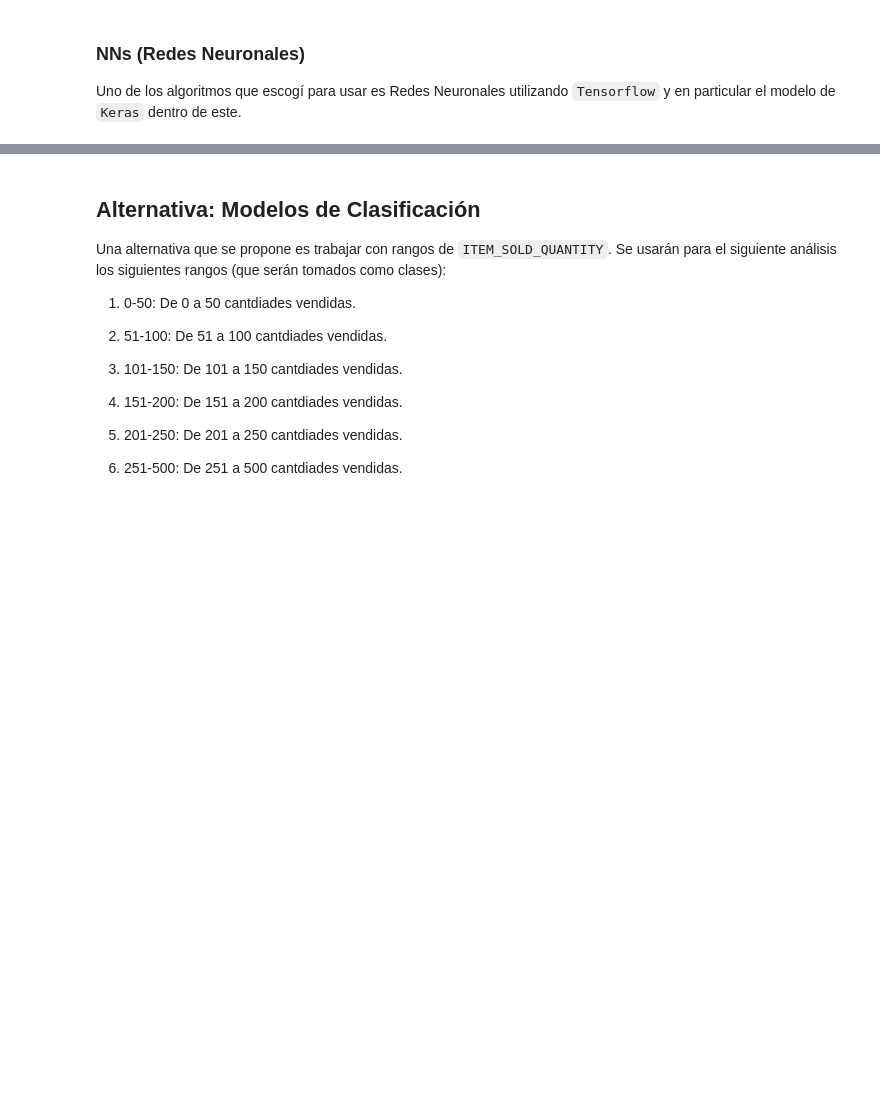
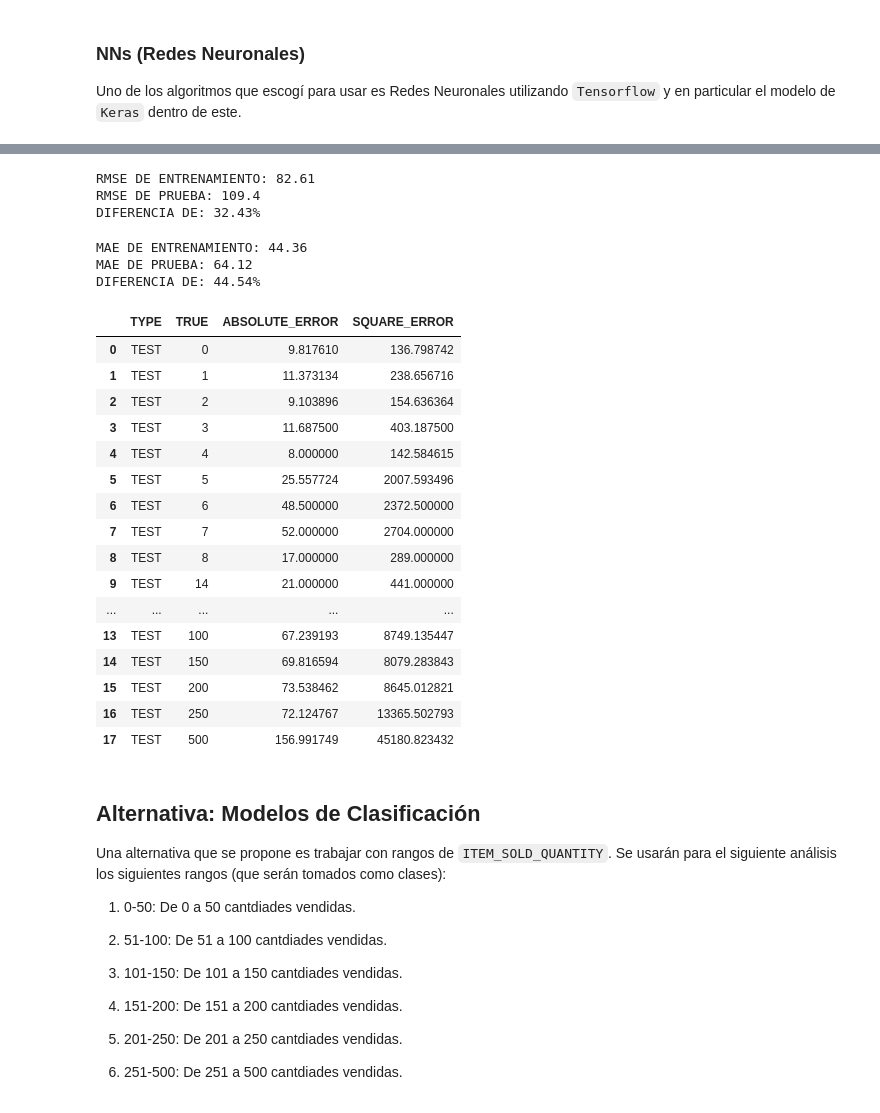
Before and after one commit to juanse1608/MeliMLChallenge, a Jupyter notebook: Notebooks/SoldQuantityPrediction.ipynb, the cells around one changed output, grey strips where cells are left out. Saved outputs shown, nothing was run; the diff lists cells and outputs as text; code cells hidden in the pictures; blank space fills up the shorter version.

```diff
--- a/Notebooks/SoldQuantityPrediction.ipynb
+++ b/Notebooks/SoldQuantityPrediction.ipynb
@@ -572,0 +790,5 @@ Name: ABSOLUTE_ERROR, dtype: float64
+# %%
+# Se generan las predicciones para el entrenamiento y prueba y se evaluan dos metricas: RMSE y MAE
+rf_stack_best_model = grid_search_cv.best_estimator_
+test_predictions = rf_stack_best_model.predict(X_test_stack)
+train_predictions = rf_stack_best_model.predict(X_train_stack)
@@ -573,3 +819,62 @@ Name: ABSOLUTE_ERROR, dtype: float64
+# %%
+values = sorted(Y_train.unique())
+test_predictions = [find_nearest(values, p)for p in test_predictions]
+train_predictions = [find_nearest(values, p)for p in train_predictions]
+# %%
+# Comparacion RSME train y test
+rmse_train = np.sqrt(mean_squared_error(y_pred=train_predictions, y_true=Y_train))
+rmse_test = np.sqrt(mean_squared_error(y_pred=test_predictions, y_true=Y_test))
+print('RMSE DE ENTRENAMIENTO: {}'.format(np.round(rmse_train,2)))
+print('RMSE DE PRUEBA: {}'.format(np.round(rmse_test,2)))
+diferencia_porcentual = np.round(100*(rmse_test-rmse_train)/rmse_train,2)
+print('DIFERENCIA DE: {}%'.format(diferencia_porcentual))
+# %% [output]
+RMSE DE ENTRENAMIENTO: 82.61
+RMSE DE PRUEBA: 109.4
+DIFERENCIA DE: 32.43%
+# %%
+# Comparacion MAE train y test
+mae_train = mean_absolute_error(y_pred=train_predictions, y_true=Y_train)
+mae_test = mean_absolute_error(y_pred=test_predictions, y_true=Y_test)
+diferencia_porcentual = np.round(100*(mae_test-mae_train)/mae_train,2)
+print('MAE DE ENTRENAMIENTO: {}'.format(np.round(mae_train,2)))
+print('MAE DE PRUEBA: {}'.format(np.round(mae_test,2)))
+print('DIFERENCIA DE: {}%'.format(diferencia_porcentual))
+# %% [output]
+MAE DE ENTRENAMIENTO: 44.36
+MAE DE PRUEBA: 64.12
+DIFERENCIA DE: 44.54%
+# %%
+# Se crea un dataframe con los resultados
+resultados_train = pd.DataFrame({'TYPE': ['TRAIN']*len(Y_train), 'TRUE': Y_train, 'PREDICTED': train_predictions})
+resultados_test = pd.DataFrame({'TYPE': ['TEST']*len(Y_test), 'TRUE': Y_test, 'PREDICTED': test_predictions})
+resultados_rf = pd.concat([resultados_train, resultados_test], axis=0).reset_index(drop=True)
+resultados_rf['ABSOLUTE_ERROR'] = (resultados_rf['TRUE']-resultados_rf['PREDICTED']).abs()
+resultados_rf['SQUARE_ERROR'] = (resultados_rf['TRUE']-resultados_rf['PREDICTED'])**2
+# %%
+# Resultados por cantidad
+resultados_por_cantidad = resultados_rf.groupby(['TYPE', 'TRUE'])[['ABSOLUTE_ERROR', 'SQUARE_ERROR']].mean().reset_index()
+# %%
+# Imprime los resultados por cantidad en cuanto al MAE y MSE para los datos de prueba
+resultados_por_cantidad.loc[resultados_por_cantidad['TYPE']=='TEST']
+# %% [output]
+|  | TYPE | TRUE | ABSOLUTE_ERROR | SQUARE_ERROR |
+| 0 | TEST | 0 | 9.817610 | 136.798742 |
+| 1 | TEST | 1 | 11.373134 | 238.656716 |
+| 2 | TEST | 2 | 9.103896 | 154.636364 |
+| 3 | TEST | 3 | 11.687500 | 403.187500 |
+| 4 | TEST | 4 | 8.000000 | 142.584615 |
+| 5 | TEST | 5 | 25.557724 | 2007.593496 |
+| 6 | TEST | 6 | 48.500000 | 2372.500000 |
+| 7 | TEST | 7 | 52.000000 | 2704.000000 |
+| 8 | TEST | 8 | 17.000000 | 289.000000 |
+| 9 | TEST | 14 | 21.000000 | 441.000000 |
+| ... | ... | ... | ... | ... |
+| 13 | TEST | 100 | 67.239193 | 8749.135447 |
+| 14 | TEST | 150 | 69.816594 | 8079.283843 |
+| 15 | TEST | 200 | 73.538462 | 8645.012821 |
+| 16 | TEST | 250 | 72.124767 | 13365.502793 |
+| 17 | TEST | 500 | 156.991749 | 45180.823432 |
 # %% [markdown]
 ## Alternativa: Modelos de Clasificación
 
```
Also changed, not shown: parts of 43 cells of this notebook.
